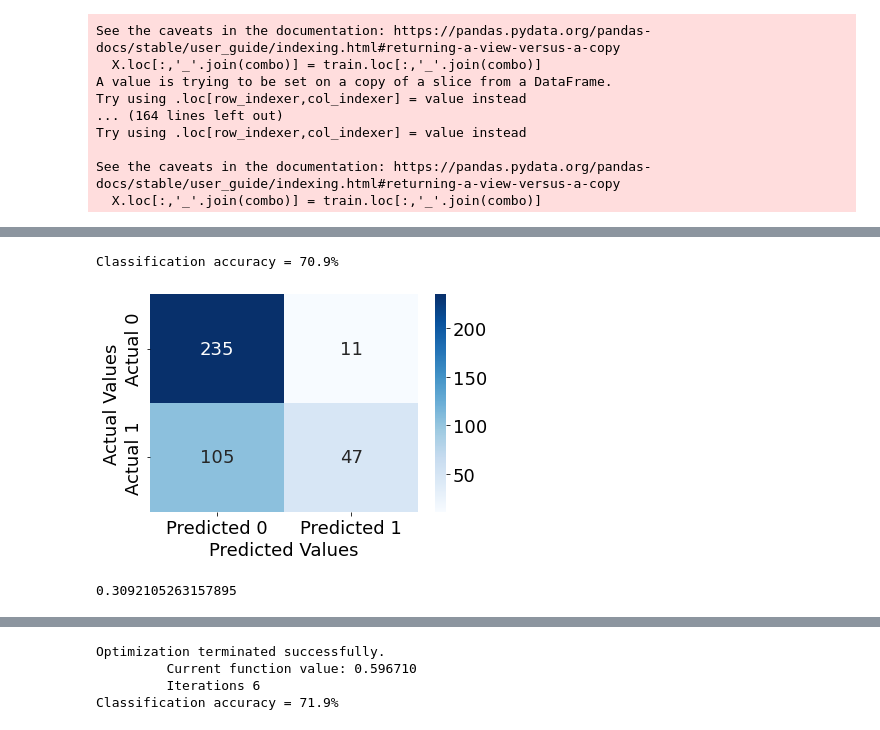
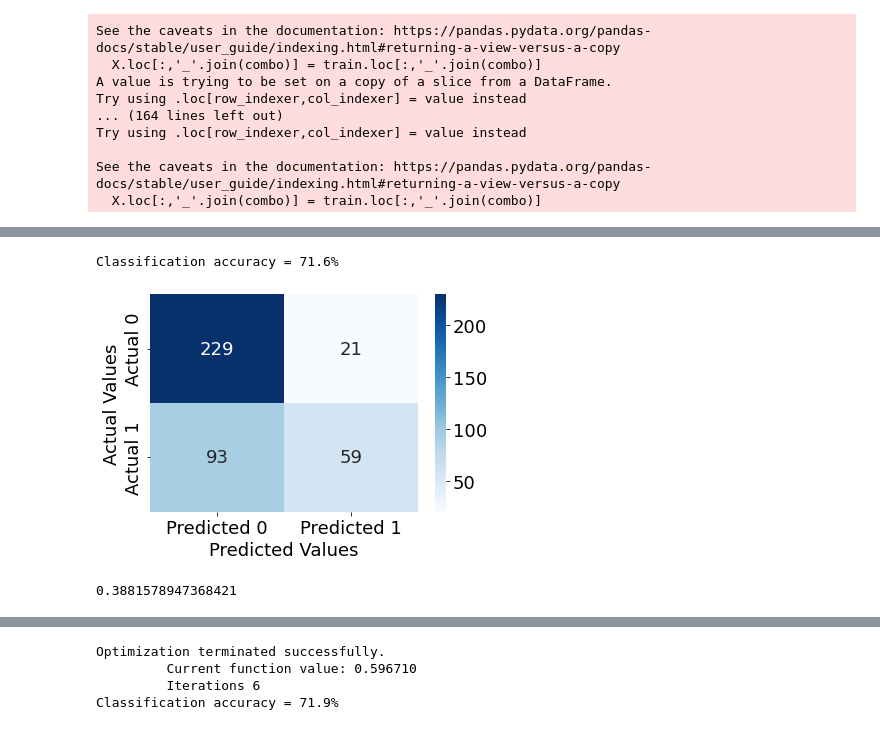
Before and after one commit to meepdeboor/Data-Science-2-Group-Project, a Jupyter notebook: Malva coding.ipynb, the cells around one changed output, grey strips where cells are left out. Cells and saved outputs as stored; diff of their text form; code cells hidden in the pictures.

```diff
--- a/Malva coding.ipynb
+++ b/Malva coding.ipynb
@@ -101,7 +101,7 @@ def best_sub_plots():
 # %%
 def processSubset(predictor_subset):
     # Fit model on feature_set and calculate R-squared
-    model = sm.ols('Potability~' + '+'.join(predictor_subset),data = train).fit()
+    model = sm.logit('Potability~' + '+'.join(predictor_subset),data = train).fit()
     accuracy = accuracytest(test,test.Potability,model,cutoff=0.5)
     return {"model":model, "Accuracy":accuracy}
 # %%
@@ -250,12 +257,12 @@ strong multicollinearity or other numerical problems.
 # %%
-cm = confusion_matrix_test(test,test.Potability,models_best.loc[33,'model'],cutoff=0.5)
+cm = confusion_matrix_test(test,test.Potability,models_best.loc[31,'model'],cutoff=0.5)
 # %% [output]
-Classification accuracy = 70.9%
+Classification accuracy = 71.6%
-[figure, old version]
+[figure, new version]
 # %%
 cm[1,1]/(cm[1,1]+cm[1,0])
 # %% [output]
-0.3092105263157895
+0.3881578947368421
 # %%
 #model with all
 model_all = sm.logit("Potability~" + "+".join(X_backup.columns), data = train2).fit()
```
Also changed, not shown: parts of 13 cells of this notebook.
